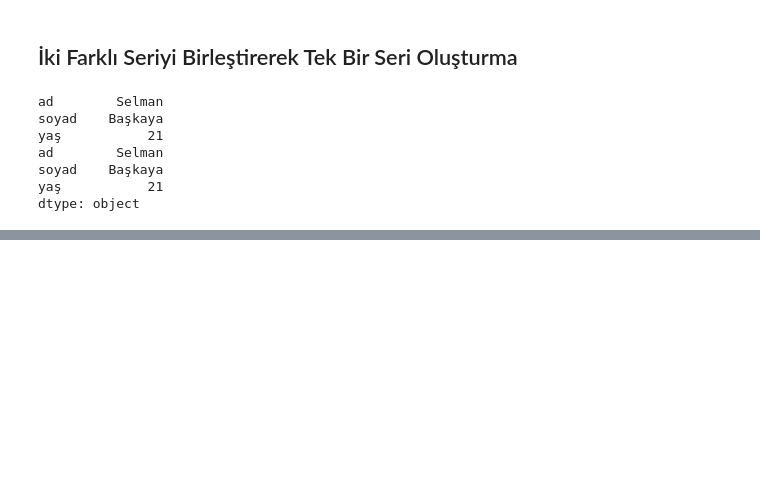
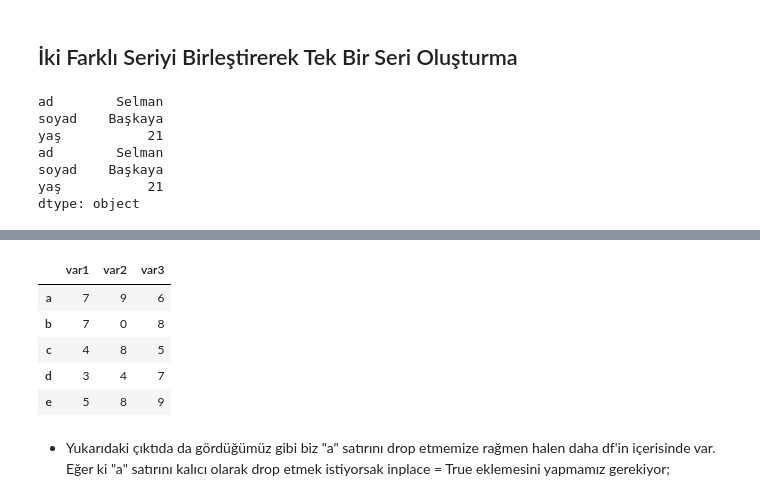
Before and after one commit to selmanbaskaya/Machine-Learning-Pandas, a Jupyter notebook: Pandas-First-Glance.ipynb, the cells around one changed output, grey strips where cells are left out. Saved outputs shown, nothing was run; the diff lists cells and outputs as text; code cells hidden in the pictures; blank space fills up the shorter version.

```diff
--- a/Pandas-First-Glance.ipynb
+++ b/Pandas-First-Glance.ipynb
@@ -153,0 +416,12 @@ dtype: object
+# %%
+df
+# %% [output]
+|  | var1 | var2 | var3 |
+| a | 7 | 9 | 6 |
+| b | 7 | 0 | 8 |
+| c | 4 | 8 | 5 |
+| d | 3 | 4 | 7 |
+| e | 5 | 8 | 9 |
+# %% [markdown]
+* Yukarıdaki çıktıda da gördüğümüz gibi biz "a" satırını drop etmemize rağmen halen daha df'in içerisinde var. Eğer ki "a" satırını kalıcı olarak drop
+  etmek istiyorsak inplace = True eklemesini yapmamız gerekiyor;
```
Also changed, not shown: parts of 73 cells of this notebook, 1 other file.
